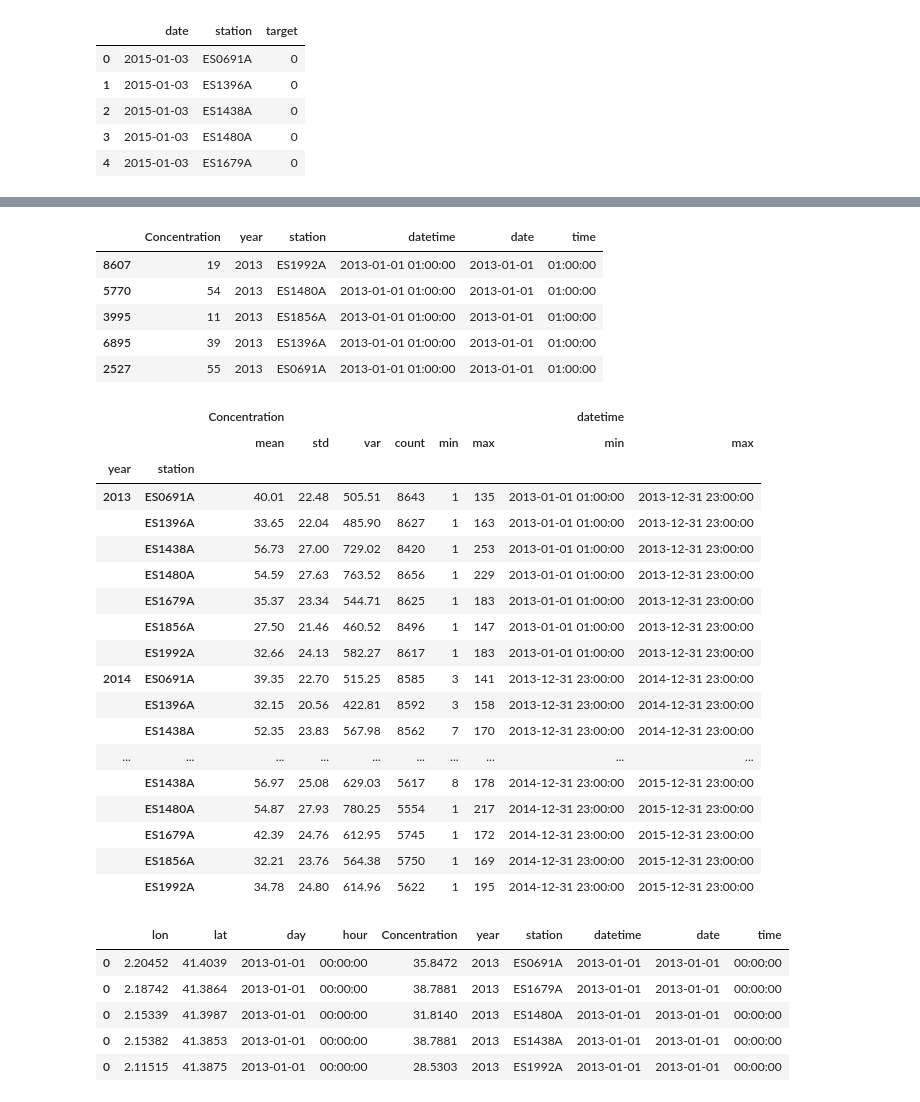
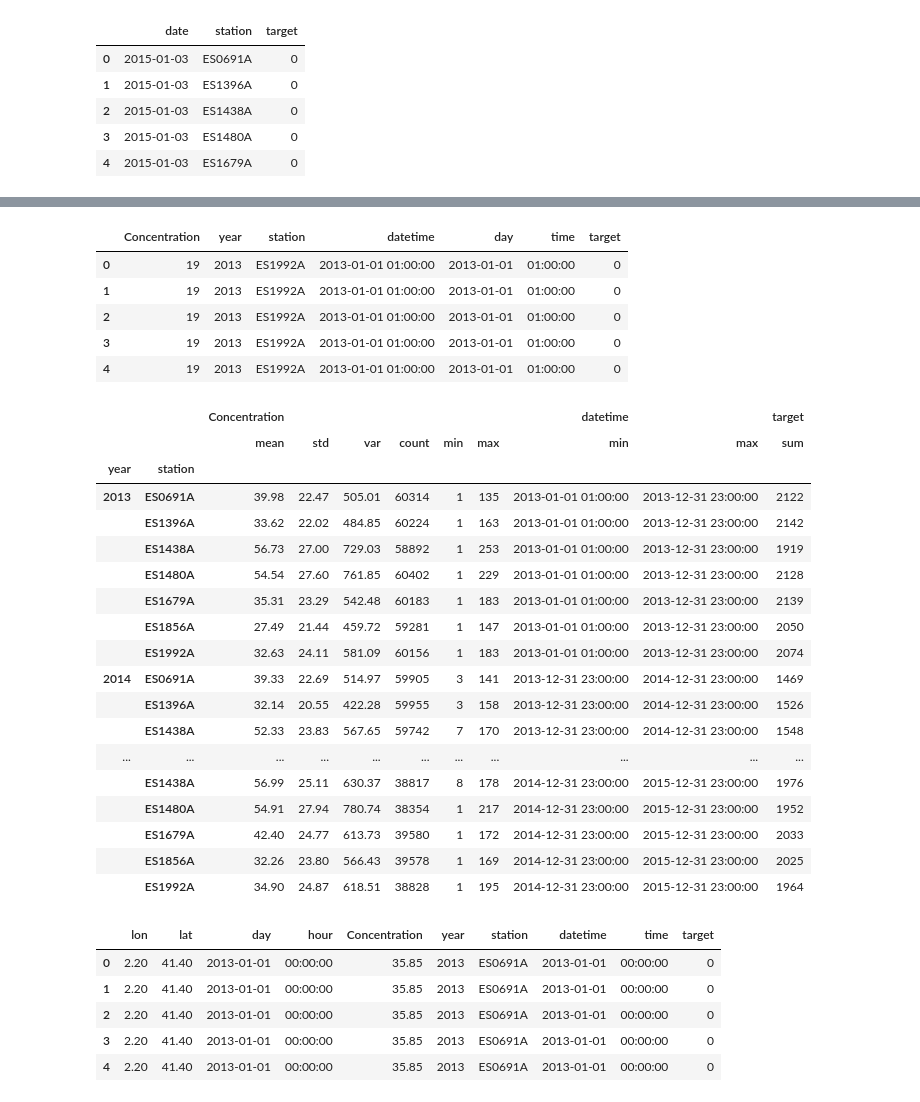
Before and after one commit to javiermas/BCNAirQualityDatathon, a Jupyter notebook: notebooks/Jonas_1.ipynb, the cells around one changed output, grey strips where cells are left out. Cells and saved outputs as stored; diff of their text form; code cells hidden in the pictures.

```diff
--- a/notebooks/Jonas_1.ipynb
+++ b/notebooks/Jonas_1.ipynb
@@ -73,41 +93,44 @@ observations = observations[[c for c in observations.columns if c not in [
 observations['datetime'] = pd.to_datetime(observations['DatetimeBegin'])
 observations = observations.drop('DatetimeBegin', axis=1)
 observations = observations.sort_values('datetime')
-observations['date'] = observations['datetime'].apply(lambda dt: dt.date())
+observations['day'] = observations['datetime'].apply(lambda dt: dt.date())
 observations['time'] = observations['datetime'].apply(lambda dt: dt.time())
+observations = pd.merge(observations, gen_daily_targets(observations)[['day', 'target']], how='left', on='day')
+observations.to_csv('../data/observations.csv')
 observations.head(5)
 # %% [output]
-|  | Concentration | year | station | datetime | date | time |
-| 8607 | 19 | 2013 | ES1992A | 2013-01-01 01:00:00 | 2013-01-01 | 01:00:00 |
-| 5770 | 54 | 2013 | ES1480A | 2013-01-01 01:00:00 | 2013-01-01 | 01:00:00 |
-| 3995 | 11 | 2013 | ES1856A | 2013-01-01 01:00:00 | 2013-01-01 | 01:00:00 |
-| 6895 | 39 | 2013 | ES1396A | 2013-01-01 01:00:00 | 2013-01-01 | 01:00:00 |
-| 2527 | 55 | 2013 | ES0691A | 2013-01-01 01:00:00 | 2013-01-01 | 01:00:00 |
+|  | Concentration | year | station | datetime | day | time | target |
+| 0 | 19 | 2013 | ES1992A | 2013-01-01 01:00:00 | 2013-01-01 | 01:00:00 | 0 |
+| 1 | 19 | 2013 | ES1992A | 2013-01-01 01:00:00 | 2013-01-01 | 01:00:00 | 0 |
+| 2 | 19 | 2013 | ES1992A | 2013-01-01 01:00:00 | 2013-01-01 | 01:00:00 | 0 |
+| 3 | 19 | 2013 | ES1992A | 2013-01-01 01:00:00 | 2013-01-01 | 01:00:00 | 0 |
+| 4 | 19 | 2013 | ES1992A | 2013-01-01 01:00:00 | 2013-01-01 | 01:00:00 | 0 |
 # %%
 observations.groupby(['year', 'station']).agg({
     'Concentration': ['mean', 'std', 'var', 'count', 'min', 'max'],
-    'datetime': ['min', 'max']
+    'datetime': ['min', 'max'],
+    'target': ['sum']
 })
 # %% [output]
-|  |  | Concentration |  |  |  |  |  | datetime |  |
-|  |  | mean | std | var | count | min | max | min | max |
-| year | station |  |  |  |  |  |  |  |  |
-| 2013 | ES0691A | 40.01 | 22.48 | 505.51 | 8643 | 1 | 135 | 2013-01-01 01:00:00 | 2013-12-31 23:00:00 |
-|  | ES1396A | 33.65 | 22.04 | 485.90 | 8627 | 1 | 163 | 2013-01-01 01:00:00 | 2013-12-31 23:00:00 |
-|  | ES1438A | 56.73 | 27.00 | 729.02 | 8420 | 1 | 253 | 2013-01-01 01:00:00 | 2013-12-31 23:00:00 |
-|  | ES1480A | 54.59 | 27.63 | 763.52 | 8656 | 1 | 229 | 2013-01-01 01:00:00 | 2013-12-31 23:00:00 |
-|  | ES1679A | 35.37 | 23.34 | 544.71 | 8625 | 1 | 183 | 2013-01-01 01:00:00 | 2013-12-31 23:00:00 |
-|  | ES1856A | 27.50 | 21.46 | 460.52 | 8496 | 1 | 147 | 2013-01-01 01:00:00 | 2013-12-31 23:00:00 |
-|  | ES1992A | 32.66 | 24.13 | 582.27 | 8617 | 1 | 183 | 2013-01-01 01:00:00 | 2013-12-31 23:00:00 |
-| 2014 | ES0691A | 39.35 | 22.70 | 515.25 | 8585 | 3 | 141 | 2013-12-31 23:00:00 | 2014-12-31 23:00:00 |
-|  | ES1396A | 32.15 | 20.56 | 422.81 | 8592 | 3 | 158 | 2013-12-31 23:00:00 | 2014-12-31 23:00:00 |
-|  | ES1438A | 52.35 | 23.83 | 567.98 | 8562 | 7 | 170 | 2013-12-31 23:00:00 | 2014-12-31 23:00:00 |
-| ... | ... | ... | ... | ... | ... | ... | ... | ... | ... |
-|  | ES1438A | 56.97 | 25.08 | 629.03 | 5617 | 8 | 178 | 2014-12-31 23:00:00 | 2015-12-31 23:00:00 |
-|  | ES1480A | 54.87 | 27.93 | 780.25 | 5554 | 1 | 217 | 2014-12-31 23:00:00 | 2015-12-31 23:00:00 |
-|  | ES1679A | 42.39 | 24.76 | 612.95 | 5745 | 1 | 172 | 2014-12-31 23:00:00 | 2015-12-31 23:00:00 |
-|  | ES1856A | 32.21 | 23.76 | 564.38 | 5750 | 1 | 169 | 2014-12-31 23:00:00 | 2015-12-31 23:00:00 |
-|  | ES1992A | 34.78 | 24.80 | 614.96 | 5622 | 1 | 195 | 2014-12-31 23:00:00 | 2015-12-31 23:00:00 |
+|  |  | Concentration |  |  |  |  |  | datetime |  | target |
+|  |  | mean | std | var | count | min | max | min | max | sum |
+| year | station |  |  |  |  |  |  |  |  |  |
+| 2013 | ES0691A | 39.98 | 22.47 | 505.01 | 60314 | 1 | 135 | 2013-01-01 01:00:00 | 2013-12-31 23:00:00 | 2122 |
+|  | ES1396A | 33.62 | 22.02 | 484.85 | 60224 | 1 | 163 | 2013-01-01 01:00:00 | 2013-12-31 23:00:00 | 2142 |
+|  | ES1438A | 56.73 | 27.00 | 729.03 | 58892 | 1 | 253 | 2013-01-01 01:00:00 | 2013-12-31 23:00:00 | 1919 |
+|  | ES1480A | 54.54 | 27.60 | 761.85 | 60402 | 1 | 229 | 2013-01-01 01:00:00 | 2013-12-31 23:00:00 | 2128 |
+|  | ES1679A | 35.31 | 23.29 | 542.48 | 60183 | 1 | 183 | 2013-01-01 01:00:00 | 2013-12-31 23:00:00 | 2139 |
+|  | ES1856A | 27.49 | 21.44 | 459.72 | 59281 | 1 | 147 | 2013-01-01 01:00:00 | 2013-12-31 23:00:00 | 2050 |
+|  | ES1992A | 32.63 | 24.11 | 581.09 | 60156 | 1 | 183 | 2013-01-01 01:00:00 | 2013-12-31 23:00:00 | 2074 |
+| 2014 | ES0691A | 39.33 | 22.69 | 514.97 | 59905 | 3 | 141 | 2013-12-31 23:00:00 | 2014-12-31 23:00:00 | 1469 |
+|  | ES1396A | 32.14 | 20.55 | 422.28 | 59955 | 3 | 158 | 2013-12-31 23:00:00 | 2014-12-31 23:00:00 | 1526 |
+|  | ES1438A | 52.33 | 23.83 | 567.65 | 59742 | 7 | 170 | 2013-12-31 23:00:00 | 2014-12-31 23:00:00 | 1548 |
+| ... | ... | ... | ... | ... | ... | ... | ... | ... | ... | ... |
+|  | ES1438A | 56.99 | 25.11 | 630.37 | 38817 | 8 | 178 | 2014-12-31 23:00:00 | 2015-12-31 23:00:00 | 1976 |
+|  | ES1480A | 54.91 | 27.94 | 780.74 | 38354 | 1 | 217 | 2014-12-31 23:00:00 | 2015-12-31 23:00:00 | 1952 |
+|  | ES1679A | 42.40 | 24.77 | 613.73 | 39580 | 1 | 172 | 2014-12-31 23:00:00 | 2015-12-31 23:00:00 | 2033 |
+|  | ES1856A | 32.26 | 23.80 | 566.43 | 39578 | 1 | 169 | 2014-12-31 23:00:00 | 2015-12-31 23:00:00 | 2025 |
+|  | ES1992A | 34.90 | 24.87 | 618.51 | 38828 | 1 | 195 | 2014-12-31 23:00:00 | 2015-12-31 23:00:00 | 1964 |
 # %%
 models = []
 for folder in glob.glob('../data/mod/*'):
@@ -125,16 +148,18 @@ models = models[[c for c in models.columns if c not in [
 ]]]
 models['datetime'] = pd.to_datetime(models['day'].astype(str) + ' ' + models['hour'].astype(str))
 models = models.sort_values('datetime', ascending=True)
-models['date'] = models['datetime'].apply(lambda dt: dt.date())
+models['day'] = models['datetime'].apply(lambda dt: dt.date())
 models['time'] = models['datetime'].apply(lambda dt: dt.time())
+models = pd.merge(models, gen_daily_targets(models)[['day', 'target']], how='left', on='day')
+models.to_csv('../data/models.csv')
 models.head(5)
 # %% [output]
-|  | lon | lat | day | hour | Concentration | year | station | datetime | date | time |
-| 0 | 2.20452 | 41.4039 | 2013-01-01 | 00:00:00 | 35.8472 | 2013 | ES0691A | 2013-01-01 | 2013-01-01 | 00:00:00 |
-| 0 | 2.18742 | 41.3864 | 2013-01-01 | 00:00:00 | 38.7881 | 2013 | ES1679A | 2013-01-01 | 2013-01-01 | 00:00:00 |
-| 0 | 2.15339 | 41.3987 | 2013-01-01 | 00:00:00 | 31.8140 | 2013 | ES1480A | 2013-01-01 | 2013-01-01 | 00:00:00 |
-| 0 | 2.15382 | 41.3853 | 2013-01-01 | 00:00:00 | 38.7881 | 2013 | ES1438A | 2013-01-01 | 2013-01-01 | 00:00:00 |
-| 0 | 2.11515 | 41.3875 | 2013-01-01 | 00:00:00 | 28.5303 | 2013 | ES1992A | 2013-01-01 | 2013-01-01 | 00:00:00 |
+|  | lon | lat | day | hour | Concentration | year | station | datetime | time | target |
+| 0 | 2.20 | 41.40 | 2013-01-01 | 00:00:00 | 35.85 | 2013 | ES0691A | 2013-01-01 | 00:00:00 | 0 |
+| 1 | 2.20 | 41.40 | 2013-01-01 | 00:00:00 | 35.85 | 2013 | ES0691A | 2013-01-01 | 00:00:00 | 0 |
+| 2 | 2.20 | 41.40 | 2013-01-01 | 00:00:00 | 35.85 | 2013 | ES0691A | 2013-01-01 | 00:00:00 | 0 |
+| 3 | 2.20 | 41.40 | 2013-01-01 | 00:00:00 | 35.85 | 2013 | ES0691A | 2013-01-01 | 00:00:00 | 0 |
+| 4 | 2.20 | 41.40 | 2013-01-01 | 00:00:00 | 35.85 | 2013 | ES0691A | 2013-01-01 | 00:00:00 | 0 |
 # %%
 models.groupby(['year', 'station']).agg({
     'Concentration': ['mean', 'std', 'var', 'count', 'min', 'max'],
```
Also changed, not shown: parts of 7 cells of this notebook, 1 other file.
